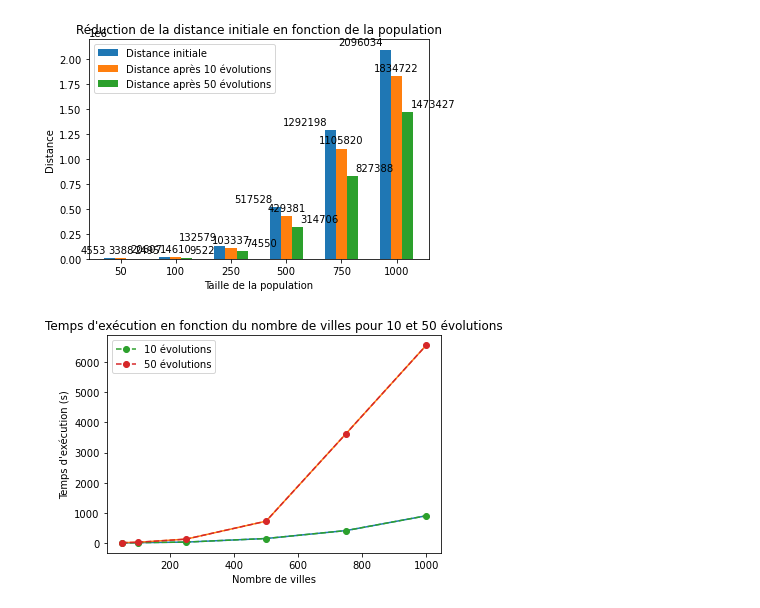
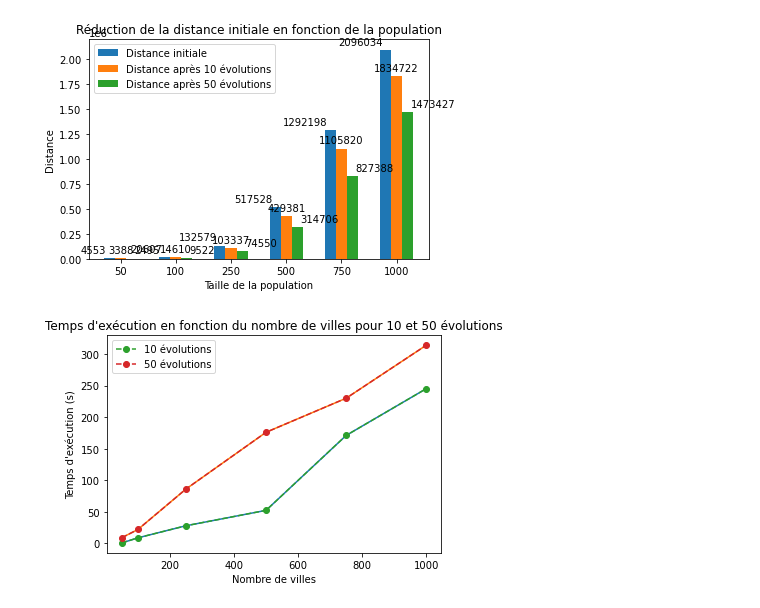
Before and after one commit to CoCodeur/VRP-PROJECT, a Jupyter notebook: AG/AlgorithmeGénétique.ipynb, the cells around one changed output. Saved outputs shown, nothing was run; the diff lists cells and outputs as text; code cells hidden in the pictures.

```diff
--- a/AG/AlgorithmeGénétique.ipynb
+++ b/AG/AlgorithmeGénétique.ipynb
@@ -554,25 +554,25 @@ plt.show()
 # %%
 import numpy as np
 import matplotlib.pyplot as plt
 from pylab import *
 
 # Données de génération des deux courbes
 #Courbe de 10 évolution par exécution
 x = np.array([50, 100, 250, 500, 750, 1000])
-y = np.array([0.57, 8.64, 27.8,146.79, 410.91, 901.43])
+y = np.array([0.57, 8.64, 27.8,52.21, 171, 245.12])
 #Courbe de 50 évolutions par exécutions
 x1 = np.array([50, 100, 250, 500, 750, 1000, ])
-y1 = np.array([8.9, 21.86, 125.5, 722, 3631.85, 6562 ])
+y1 = np.array([8.9, 21.86, 86, 176, 230, 314 ])
 #Création des courbes
 plt.plot(x, y, x1, y1)
 
 #Ajout de titres et de légendes
 title("Temps d'exécution en fonction du nombre de villes pour 10 et 50 évolutions")
 plt.xlabel("Nombre de villes")
 plt.ylabel("Temps d'exécution (s)")
 plt.plot(x, y, "o--", label="10 évolutions")
 plt.plot(x1, y1,"o--", label="50 évolutions")
 plt.legend()
 plt.show() # affiche la figure a l'ecran
 # %% [output]
-[figure, old version]
+[figure, new version]
```
Also changed, not shown: 1 other file.
